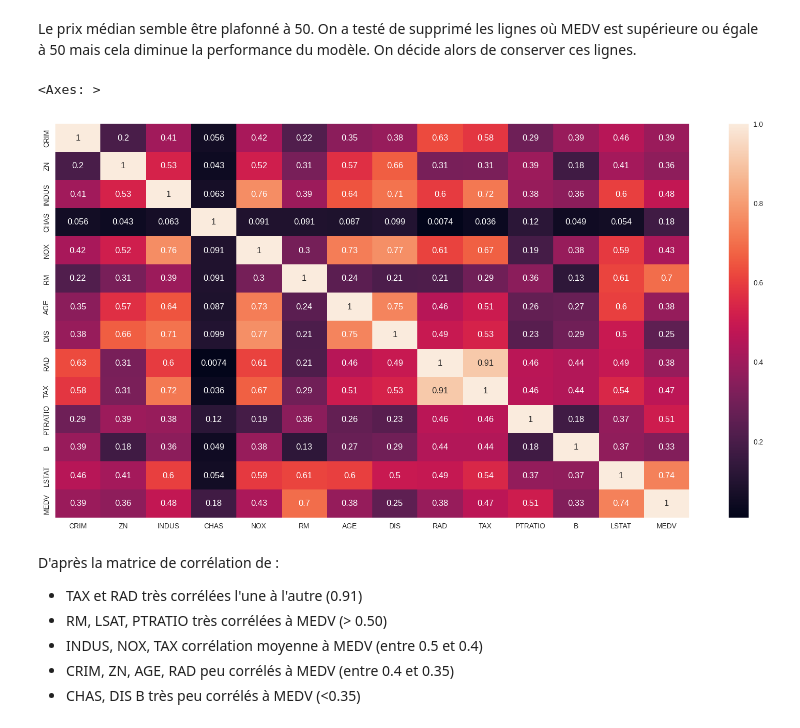
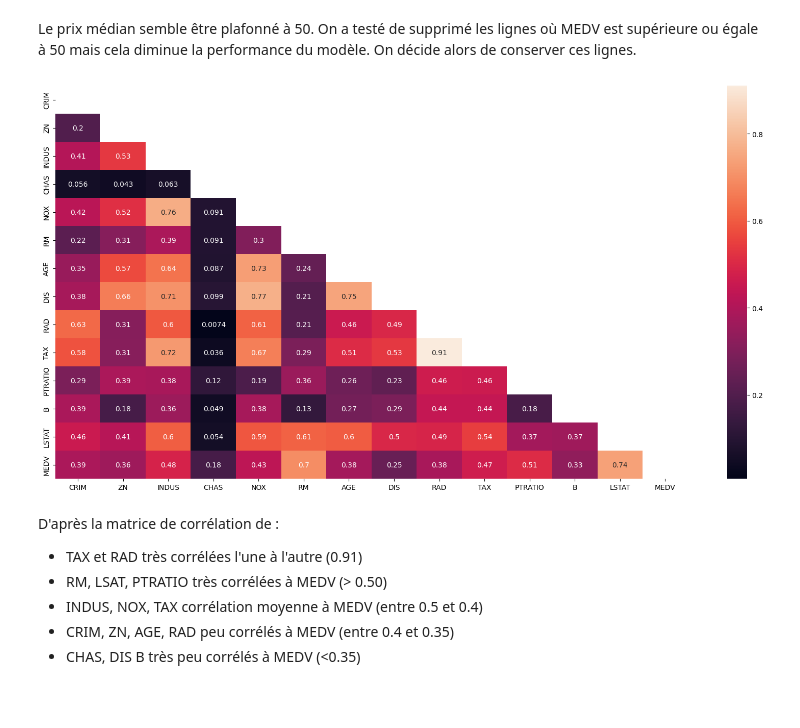
Before and after one commit to MyriamLbhn/Boston-Housing-Regression-Model, a Jupyter notebook: modelisation.ipynb, the cells around one changed output. Drawn from its saved outputs; the diff is of its cells as text; code cells hidden in the pictures; blank space fills up the shorter version.

```diff
--- a/modelisation.ipynb
+++ b/modelisation.ipynb
@@ -106,12 +111,23 @@ Le prix médian semble être plafonné à 50. On a testé de supprimé les ligne
 # %%
 # df = df[~(df['MEDV'] >= 50.0)]
 # print(np.shape(df))
-# %%
-plt.figure(figsize=(20, 10))
-sns.heatmap(df.corr().abs(),  annot=True)
-# %% [output]
-<Axes: >
-[figure, removed]
+# %%
+# Créez une figure et un axe
+fig, ax = plt.subplots(figsize=(20, 10))
+
+# Calculez la matrice de corrélation
+corr_matrix = df.corr().abs()
+
+# Créez un masque pour cacher la diagonale
+mask = np.triu(np.ones_like(corr_matrix, dtype=bool))
+
+# Tracez le heatmap avec le masque
+sns.heatmap(corr_matrix, annot=True, mask=mask, ax=ax)
+
+# Affichez la figure
+plt.show()
+# %% [output]
+[figure, added]
 # %% [markdown]
 D'après la matrice de corrélation de :
 - TAX et RAD très corrélées l'une à l'autre (0.91)
```
Also changed, not shown: parts of 17 cells of this notebook.
